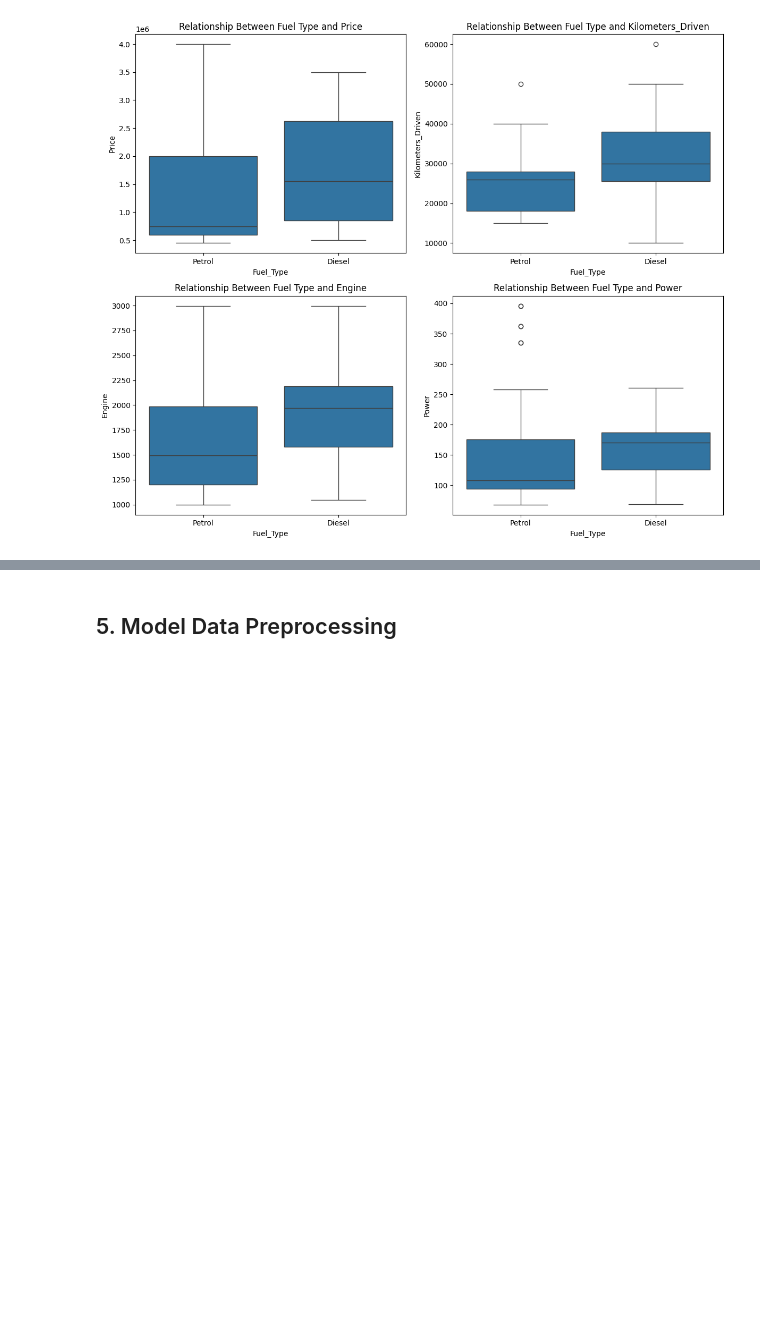
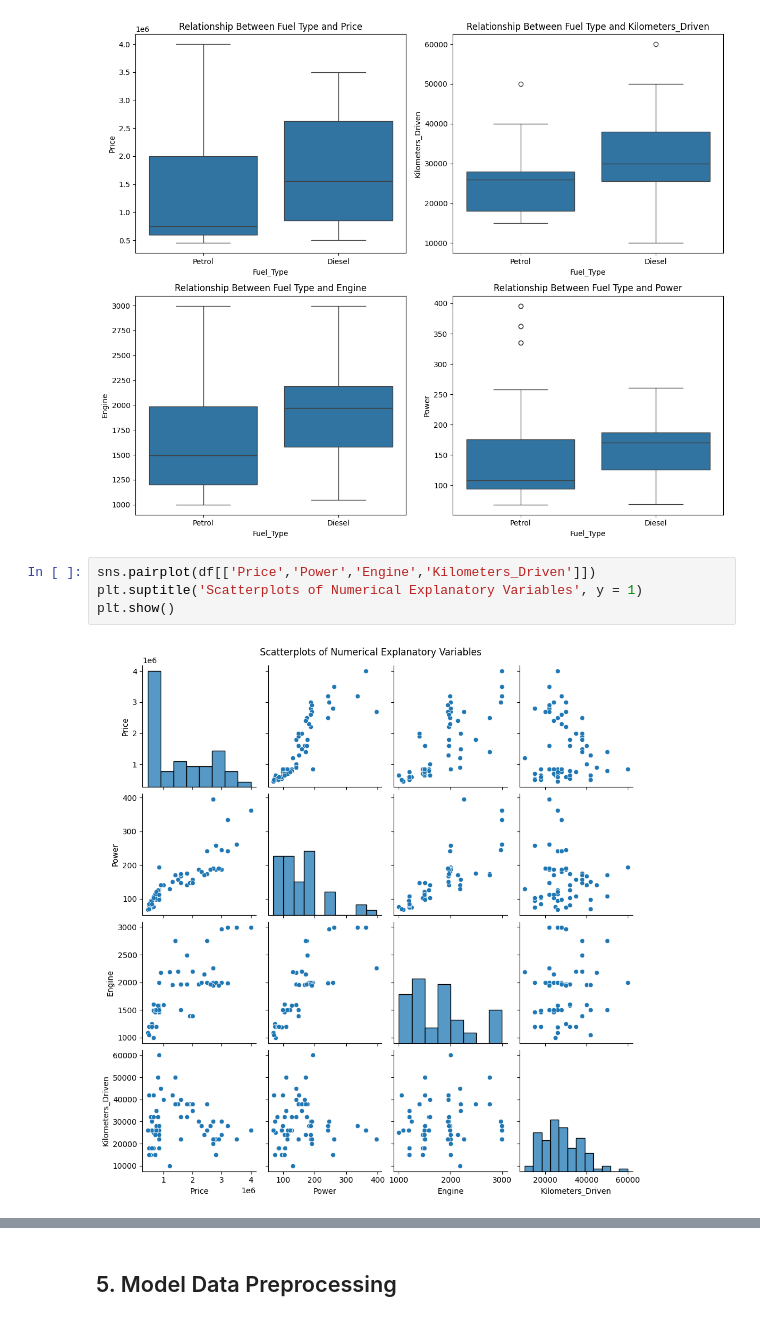
Before and after one commit to austinabraham23/stat207finalproject, a Jupyter notebook: laila/Final_Project_AustinKaiwenLailaLinh.ipynb, the cells around one changed output, grey strips where cells are left out. Saved outputs shown, nothing was run; the diff lists cells and outputs as text; blank space fills up the shorter version.

```diff
--- a/laila/Final_Project_AustinKaiwenLailaLinh.ipynb
+++ b/laila/Final_Project_AustinKaiwenLailaLinh.ipynb
@@ -136,3 +141,9 @@ plt.tight_layout()
 plt.show()
 # %% [output]
 [figure]
+# %%
+sns.pairplot(df[['Price','Power','Engine','Kilometers_Driven']])
+plt.suptitle('Scatterplots of Numerical Explanatory Variables', y = 1)
+plt.show()
+# %% [output]
+[figure, added]
```
Also changed, not shown: parts of 23 cells of this notebook, 1 other file.
